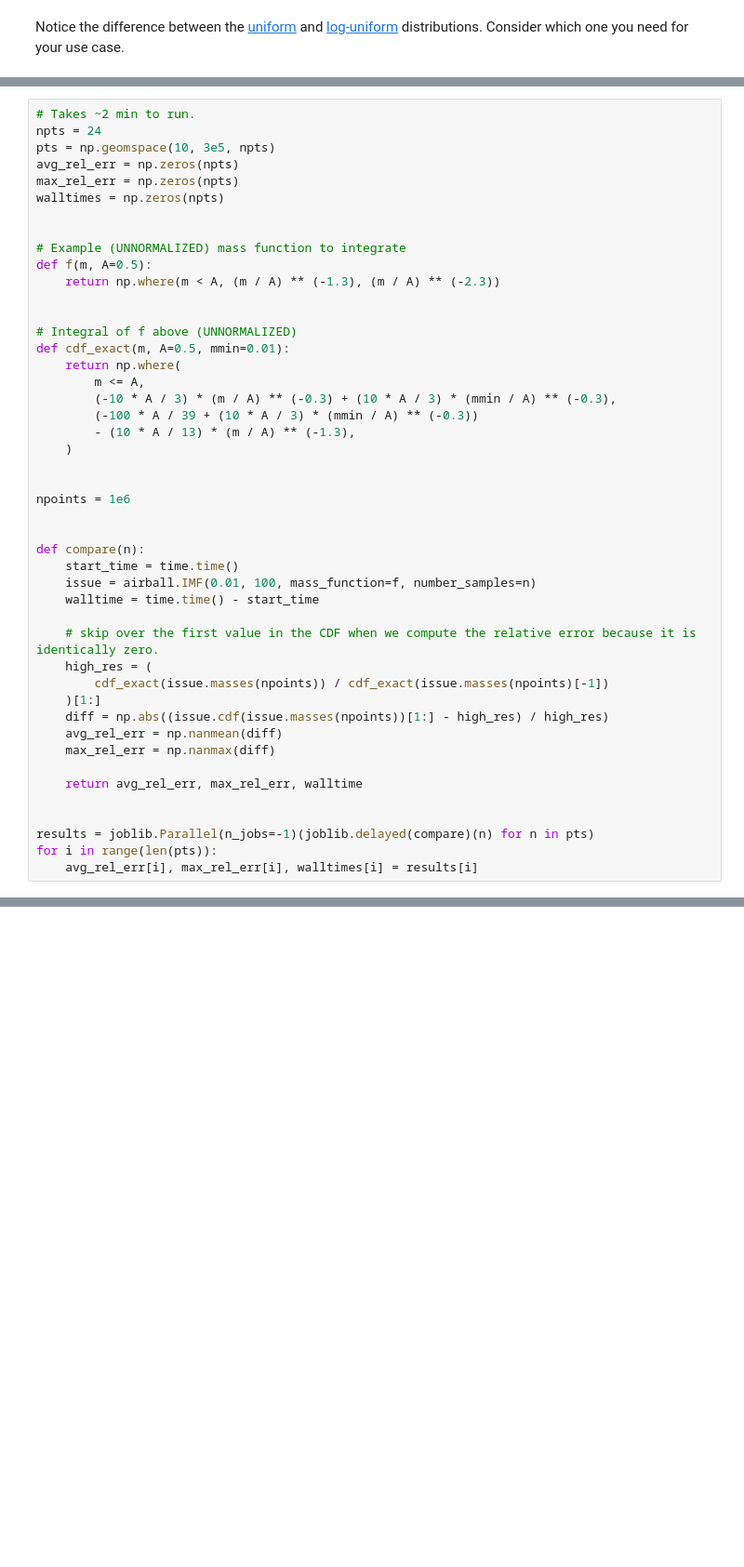
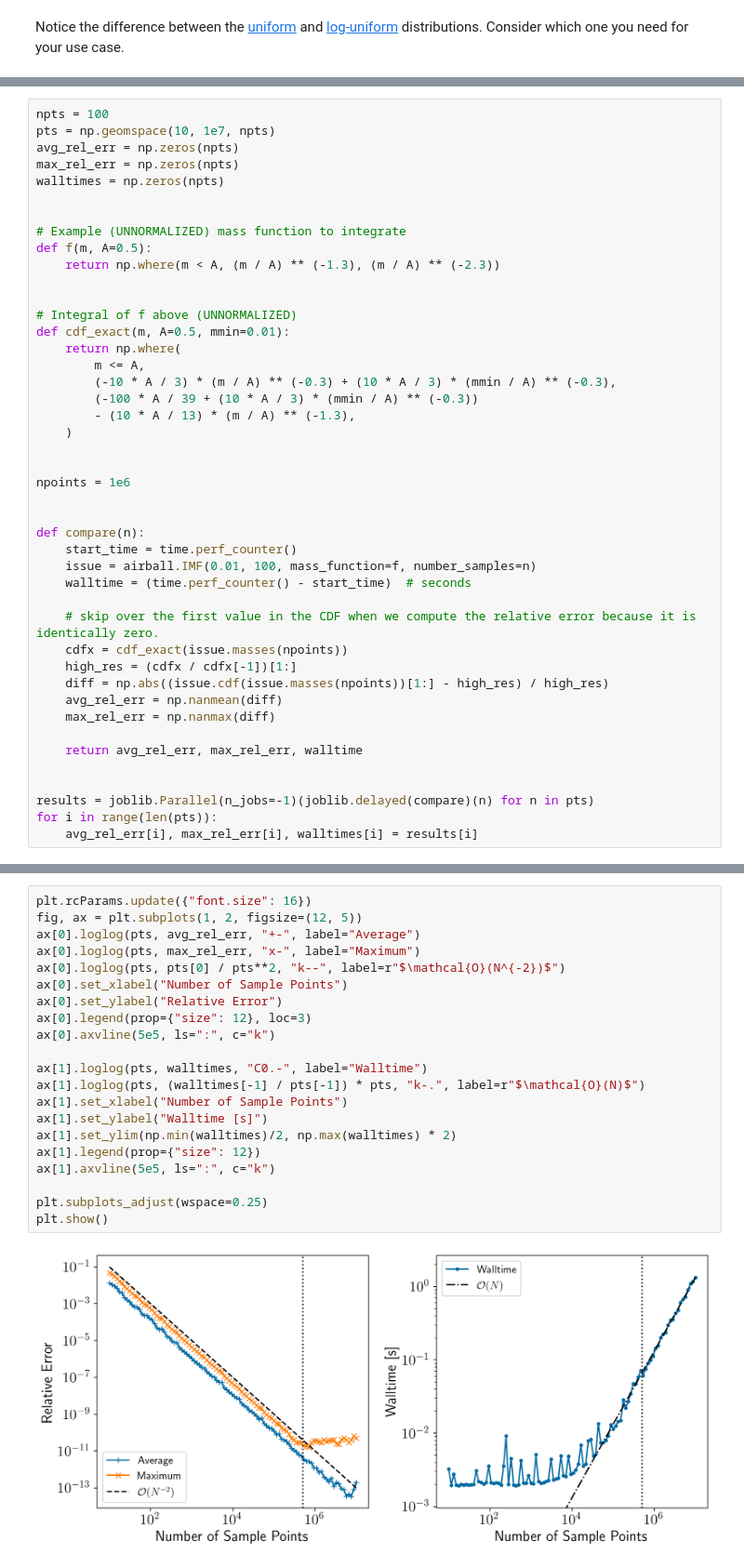
Before and after one commit to zyrxvo/airball, a Jupyter notebook: docs/examples/imf.ipynb, the cells around one changed output, grey strips where cells are left out. Shown at 93% size. Saved outputs shown, nothing was run; the diff lists cells and outputs as text; blank space fills up the shorter version.

```diff
--- a/docs/examples/imf.ipynb
+++ b/docs/examples/imf.ipynb
@@ -214,7 +154,6 @@ The `IMF` class uses `scipy.integrate.quad` to normalize the PDF and compute the
 # %%
-# Takes ~2 min to run.
-npts = 24
-pts = np.geomspace(10, 3e5, npts)
+npts = 100
+pts = np.geomspace(10, 1e7, npts)
 avg_rel_err = np.zeros(npts)
 max_rel_err = np.zeros(npts)
 walltimes = np.zeros(npts)
@@ -239,14 +178,13 @@ npoints = 1e6
 
 
 def compare(n):
-    start_time = time.time()
+    start_time = time.perf_counter()
     issue = airball.IMF(0.01, 100, mass_function=f, number_samples=n)
-    walltime = time.time() - start_time
+    walltime = (time.perf_counter() - start_time)  # seconds
 
     # skip over the first value in the CDF when we compute the relative error because it is identically zero.
-    high_res = (
-        cdf_exact(issue.masses(npoints)) / cdf_exact(issue.masses(npoints)[-1])
-    )[1:]
+    cdfx = cdf_exact(issue.masses(npoints))
+    high_res = (cdfx / cdfx[-1])[1:]
     diff = np.abs((issue.cdf(issue.masses(npoints))[1:] - high_res) / high_res)
     avg_rel_err = np.nanmean(diff)
     max_rel_err = np.nanmax(diff)
@@ -280,0 +198,23 @@ plt.show()
+# %%
+plt.rcParams.update({"font.size": 16})
+fig, ax = plt.subplots(1, 2, figsize=(12, 5))
+ax[0].loglog(pts, avg_rel_err, "+-", label="Average")
+ax[0].loglog(pts, max_rel_err, "x-", label="Maximum")
+ax[0].loglog(pts, pts[0] / pts**2, "k--", label=r"$\mathcal{O}(N^{-2})$")
+ax[0].set_xlabel("Number of Sample Points")
+ax[0].set_ylabel("Relative Error")
+ax[0].legend(prop={"size": 12}, loc=3)
+ax[0].axvline(5e5, ls=":", c="k")
+
+ax[1].loglog(pts, walltimes, "C0.-", label="Walltime")
+ax[1].loglog(pts, (walltimes[-1] / pts[-1]) * pts, "k-.", label=r"$\mathcal{O}(N)$")
+ax[1].set_xlabel("Number of Sample Points")
+ax[1].set_ylabel("Walltime [s]")
+ax[1].set_ylim(np.min(walltimes)/2, np.max(walltimes) * 2)
+ax[1].legend(prop={"size": 12})
+ax[1].axvline(5e5, ls=":", c="k")
+
+plt.subplots_adjust(wspace=0.25)
+plt.show()
+# %% [output]
+[figure, added]
```
Also changed, not shown: parts of 10 cells of this notebook, 1 other file.
